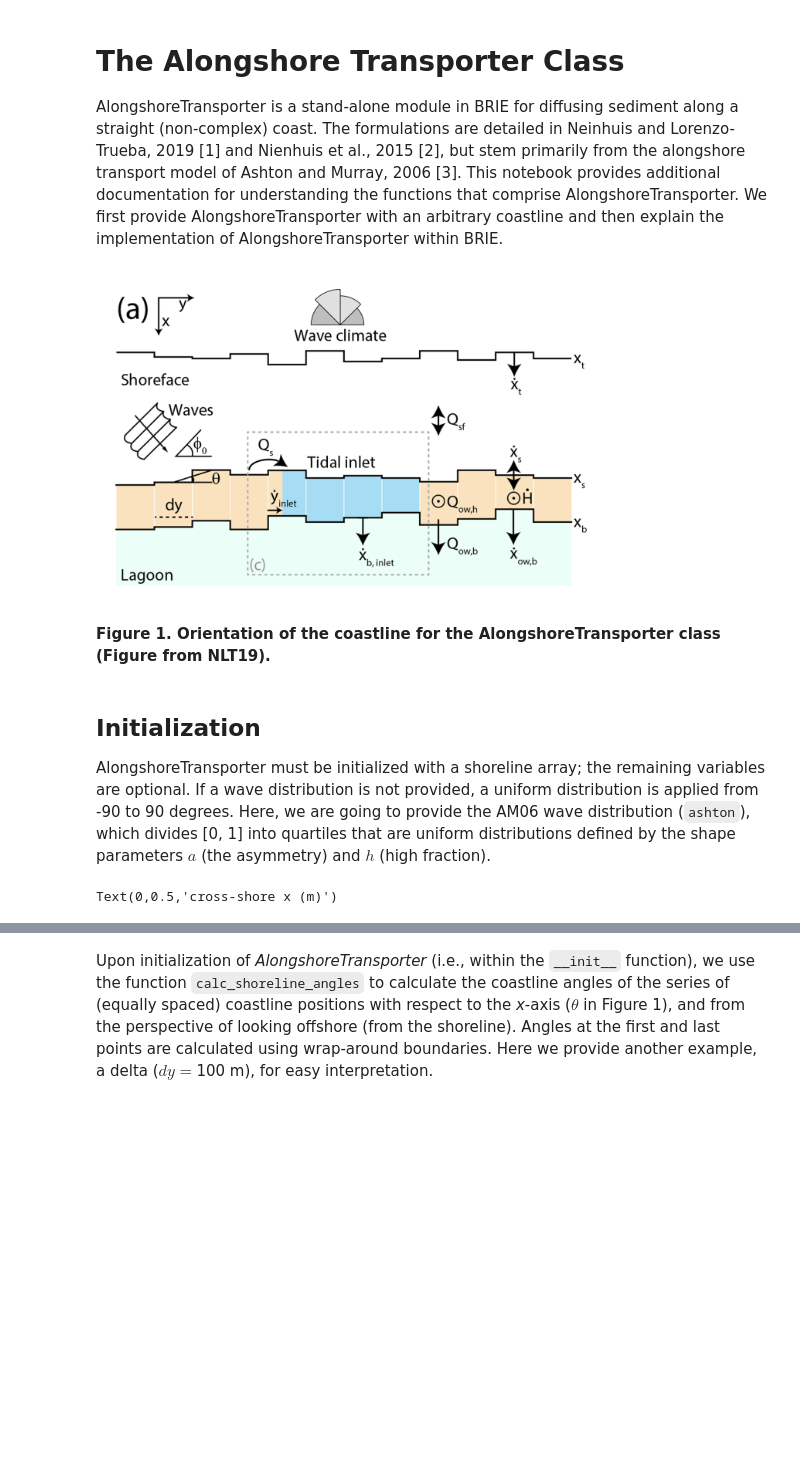
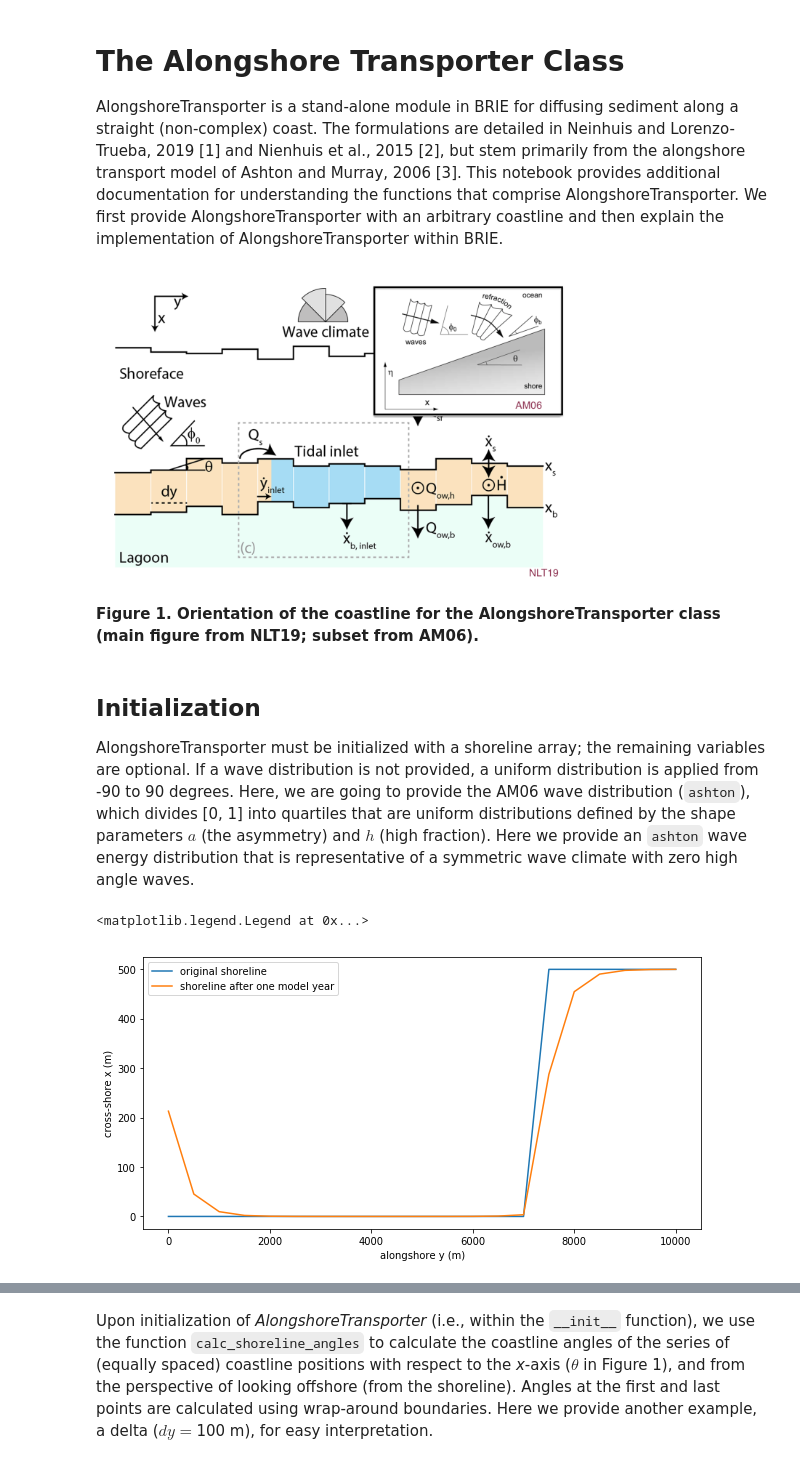
Before and after one commit to UNC-CECL/brie, a Jupyter notebook: notebooks/AlongshoreTransporter.ipynb, the cells around one changed output, grey strips where cells are left out. Drawn from its saved outputs; the diff is of its cells as text; code cells hidden in the pictures; blank space fills up the shorter version.

```diff
--- a/notebooks/AlongshoreTransporter.ipynb
+++ b/notebooks/AlongshoreTransporter.ipynb
@@ -2,41 +2,45 @@
 # The Alongshore Transporter Class
 AlongshoreTransporter is a stand-alone module in BRIE for diffusing sediment along a straight (non-complex) coast. The formulations are detailed in Neinhuis and Lorenzo-Trueba, 2019 [1] and Nienhuis et al., 2015 [2], but stem primarily from the alongshore transport model of Ashton and Murray, 2006 [3]. This notebook provides additional documentation for understanding the functions that comprise AlongshoreTransporter. We first provide AlongshoreTransporter with an arbitrary coastline and then explain the implementation of AlongshoreTransporter within BRIE.
 # %% [markdown]
-<div>
-<img src="attachment:brie_domain.png-old" width="500"/>
-</div>
+<p float="left">
+  <img src="attachment:brie_domain.png-new" width="70%" />
+</p>
 # %% [markdown]
-**Figure 1. Orientation of the coastline for the AlongshoreTransporter class (Figure from NLT19).**
+**Figure 1. Orientation of the coastline for the AlongshoreTransporter class (main figure from NLT19; subset from AM06).**
 # %% [markdown]
 ## Initialization
-AlongshoreTransporter must be initialized with a shoreline array; the remaining variables are optional. If a wave distribution is not provided, a uniform distribution is applied from -90 to 90 degrees. Here, we are going to provide the AM06 wave distribution (`ashton`), which divides [0, 1] into quartiles that are uniform distributions defined by the shape parameters $a$ (the asymmetry) and $h$ (high fraction).
+AlongshoreTransporter must be initialized with a shoreline array; the remaining variables are optional. If a wave distribution is not provided, a uniform distribution is applied from -90 to 90 degrees. Here, we are going to provide the AM06 wave distribution (`ashton`), which divides [0, 1] into quartiles that are uniform distributions defined by the shape parameters $a$ (the asymmetry) and $h$ (high fraction). Here we provide an `ashton` wave energy distribution that is representative of a symmetric wave climate with zero high angle waves.
 # %%
 import numpy as np
 import matplotlib.pyplot as plt
 import scipy.sparse
 import scipy.constants
 import sys
 sys.path.append("..")
 
+from brie import Brie
 from brie.alongshore_transporter import AlongshoreTransporter, calc_shoreline_angles, calc_coast_diffusivity, _build_matrix
 from brie.waves import ashton, WaveAngleGenerator
 
-shoreline_x = [0, 0, 0, 0, 0, 0, 0, 0, 0, 0, 0, 0, 0, 0, 0, 10, 10, 10, 10, 10, 10]  # shoreline array
-waves = ashton(a=0.5, h=0, loc=-np.pi/2, scale=np.pi)  # wave distribution from -90 to 90 degrees
-# waves = WaveAngleGenerator(asymmetry=0.5, high_fraction=0)  # our old wave_angle_generator class
+shoreline_x = [0, 0, 0, 0, 0, 0, 0, 0, 0, 0, 0, 0, 0, 0, 0, 500, 500, 500, 500, 500, 500]  # shoreline array
+waves = ashton(a=0.5, h=0, loc=-np.pi/2, scale=np.pi)  # symmetric wave distribution
+dy = 500  # alongshore cell (m)
+dt = 1  # time step (yr)
 
 # initialize AlongshoreTransporter
 transporter = AlongshoreTransporter(shoreline_x,
                                     wave_distribution=waves,
-                                    alongshore_section_length=100,
-                                    time_step=1)
+                                    alongshore_section_length=dy,
+                                    time_step=dt)
 transporter.update()  # advance one time step
 
 # plot shoreline change after 1 model years
-plt.plot(np.arange(0, np.size(shoreline_x)*100, 100), shoreline_x)  # initial shoreline
-plt.plot(np.arange(0, np.size(shoreline_x)*100, 100), transporter.shoreline_x)
-plt.xlabel('alongshore y (m)')
-plt.ylabel('cross-shore x (m)')
+fig, axs = plt.subplots(1, 1, figsize=(10, 5), sharey=True)
+axs.plot(np.arange(0, np.size(shoreline_x)*dy, dy), shoreline_x)  # initial shoreline
+axs.plot(np.arange(0, np.size(shoreline_x)*dy, dy), transporter.shoreline_x)
+axs.set(xlabel='alongshore y (m)', ylabel='cross-shore x (m)')
+axs.legend(["original shoreline", "shoreline after one model year"])
 # %% [output]
-Text(0,0.5,'cross-shore x (m)')
+<matplotlib.legend.Legend at 0x...>
+[figure, added]
 # %% [markdown]
```
Also changed, not shown: parts of 12 cells of this notebook, 3 other files.
